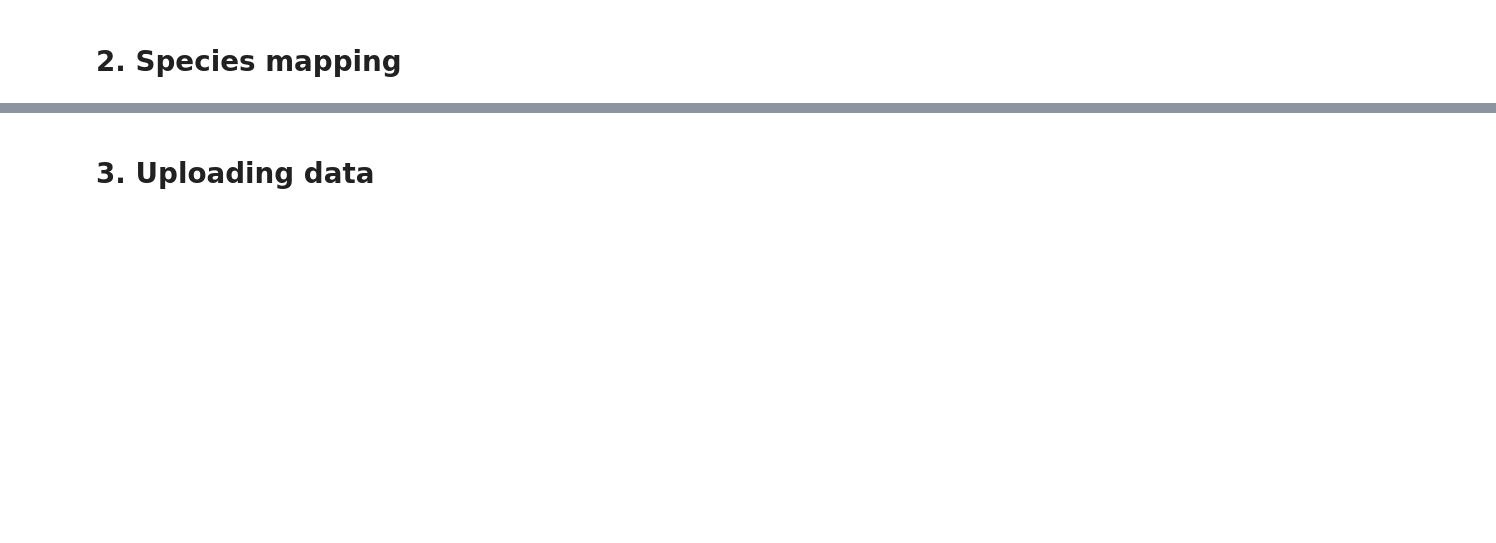
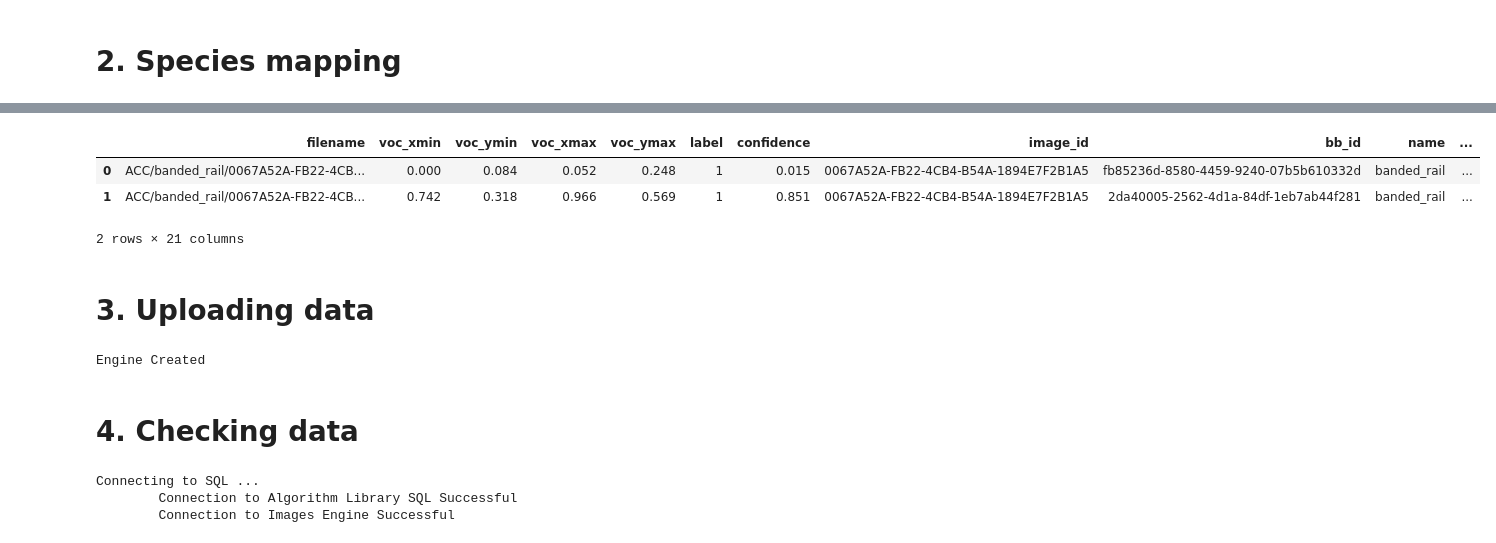
Before and after one commit to yijint/Sentinel_Summer24, a Jupyter notebook: nz-trailcams-test/dataload.ipynb, the cells around one changed output, grey strips where cells are left out. Drawn from its saved outputs; the diff is of its cells as text; code cells hidden in the pictures; blank space fills up the shorter version.

```diff
--- a/nz-trailcams-test/dataload.ipynb
+++ b/nz-trailcams-test/dataload.ipynb
@@ -162,5 +168,10 @@ Wall time: 5.87 ms
 # %%
-# merge taxa info and save to file
+# merge and check taxa info before saving
 df = pd.merge(df, taxa_df, on='name', how='outer')
 df.reset_index(drop=True, inplace=True)
-df.to_feather(f'{dataload_path}/nz-trailcams-test_taxa.feather')
+df.head(2)
+# %% [output]
+|  | filename | voc_xmin | voc_ymin | voc_xmax | voc_ymax | label | confidence | image_id | bb_id | name | ... |
+| 0 | ACC/banded_rail/0067A52A-FB22-4CB... | 0.000 | 0.084 | 0.052 | 0.248 | 1 | 0.015 | 0067A52A-FB22-4CB4-B54A-1894E7F2B1A5 | fb85236d-8580-4459-9240-07b5b610332d | banded_rail | ... |
+| 1 | ACC/banded_rail/0067A52A-FB22-4CB... | 0.742 | 0.318 | 0.966 | 0.569 | 1 | 0.851 | 0067A52A-FB22-4CB4-B54A-1894E7F2B1A5 | 2da40005-2562-4d1a-84df-1eb7ab44f281 | banded_rail | ... |
+2 rows × 21 columns
@@ -167,2 +181,19 @@ df.to_feather(f'{dataload_path}/nz-trailcams-test_taxa.feather')
 # %% [markdown]
 # 3. Uploading data
+# %%
+# Database credentials and settings
+db_user = 'dataprep'
+db_pass = 'sdK77:+,^^g[+rbV'
+db_name = 'images'
+db_ip   = '127.0.0.1:2235'  # Corrected IP address
+cloud_sql_connection_name = 'sentinel-project-278421:us-east4:training-data'
+table = 'images_v3'
+
+# Connection URL
+URL = f'mysql+pymysql://{db_user}:{db_pass}@{db_ip}/{db_name}'
+
+# Create the SQLAlchemy engine
+engine = sqlalchemy.create_engine(URL, pool_size=5, max_overflow=2, pool_timeout=30, pool_recycle=1800)
+print('Engine Created')
+# %% [output]
+Engine Created
@@ -168,0 +249,2 @@ df.to_feather(f'{dataload_path}/nz-trailcams-test_taxa.feather')
+# %% [markdown]
+# 4. Checking data
@@ -168,0 +262,32 @@ df.to_feather(f'{dataload_path}/nz-trailcams-test_taxa.feather')
+# %%
+# retrieve configuration values
+config_path = 'configs/dp_conf.json'
+
+with open(config_path, 'r') as f:
+    config = json.load(f)
+random.seed(config['utils']['seed'])
+TABLE_NAME = config['utils']['image_table']
+
+# connect to database
+while 1:
+    try:
+        print('Connecting to SQL ...')
+        os.system(f'bash cloud_proxy.sh')
+        URL = 'mysql+pymysql://ingester:WhalesRule!!@127.0.0.1:2234/algorithm_library'
+        algorithms_engine = sqlalchemy.create_engine(URL, pool_size=5,max_overflow=2,pool_timeout=30,pool_recycle=1800,)
+
+        print("\tConnection to Algorithm Library SQL Successful")
+        URL = 'mysql+pymysql://ingester:WhalesRule!!@127.0.0.1:2235/images'
+        images_engine = sqlalchemy.create_engine(URL, pool_size=5,max_overflow=2,pool_timeout=30,pool_recycle=1800,)
+
+        print('\tConnection to Images Engine Successful')
+
+        break
+    except Exception as e:
+        print(e)
+        print(f'Error: Unable to connect to SQL. Trying again...')
+        time.sleep(2)
+# %% [output]
+Connecting to SQL ...
+        Connection to Algorithm Library SQL Successful
+        Connection to Images Engine Successful
```
Also changed, not shown: parts of 12 cells of this notebook, 1 other file.
